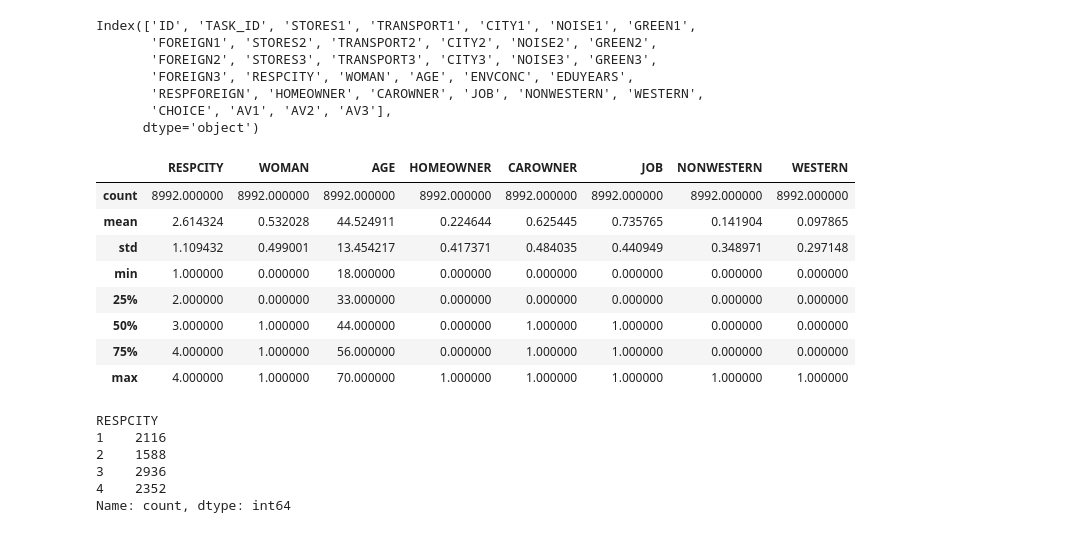
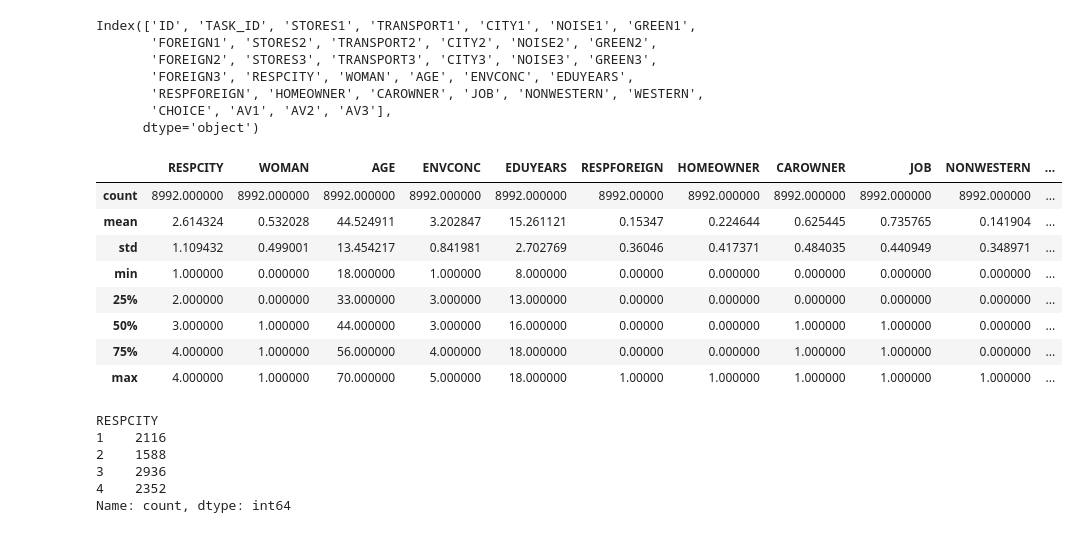
Before and after one commit to SEN1221TUD/SEN122A_2026, a Jupyter notebook: Lab_sessions/Lab_session_01/Lab_01A_with_answers.ipynb, the cells around one changed output. Drawn from its saved outputs; the diff is of its cells as text; code cells hidden in the pictures.

```diff
--- a/Lab_sessions/Lab_session_01/Lab_01A_with_answers.ipynb
+++ b/Lab_sessions/Lab_session_01/Lab_01A_with_answers.ipynb
@@ -220,18 +220,18 @@ Index(['ID', 'TASK_ID', 'STORES1', 'TRANSPORT1', 'CITY1', 'NOISE1', 'GREEN1',
 # %%
 # B
 # We show the descriptives of the socio-demographic variables in the data set using the .describe() method
-sociovars = ['RESPCITY', 'WOMAN', 'AGE','HOMEOWNER', 'CAROWNER', 'JOB', 'NONWESTERN', 'WESTERN']
+sociovars = ['RESPCITY', 'WOMAN', 'AGE', 'ENVCONC', 'EDUYEARS', 'RESPFOREIGN', 'HOMEOWNER', 'CAROWNER', 'JOB', 'NONWESTERN', 'WESTERN']
 df[sociovars].describe()
 # %% [output]
-|  | RESPCITY | WOMAN | AGE | HOMEOWNER | CAROWNER | JOB | NONWESTERN | WESTERN |
-| count | 8992.000000 | 8992.000000 | 8992.000000 | 8992.000000 | 8992.000000 | 8992.000000 | 8992.000000 | 8992.000000 |
-| mean | 2.614324 | 0.532028 | 44.524911 | 0.224644 | 0.625445 | 0.735765 | 0.141904 | 0.097865 |
-| std | 1.109432 | 0.499001 | 13.454217 | 0.417371 | 0.484035 | 0.440949 | 0.348971 | 0.297148 |
-| min | 1.000000 | 0.000000 | 18.000000 | 0.000000 | 0.000000 | 0.000000 | 0.000000 | 0.000000 |
-| 25% | 2.000000 | 0.000000 | 33.000000 | 0.000000 | 0.000000 | 0.000000 | 0.000000 | 0.000000 |
-| 50% | 3.000000 | 1.000000 | 44.000000 | 0.000000 | 1.000000 | 1.000000 | 0.000000 | 0.000000 |
-| 75% | 4.000000 | 1.000000 | 56.000000 | 0.000000 | 1.000000 | 1.000000 | 0.000000 | 0.000000 |
-| max | 4.000000 | 1.000000 | 70.000000 | 1.000000 | 1.000000 | 1.000000 | 1.000000 | 1.000000 |
+|  | RESPCITY | WOMAN | AGE | ENVCONC | EDUYEARS | RESPFOREIGN | HOMEOWNER | CAROWNER | JOB | NONWESTERN | ... |
+| count | 8992.000000 | 8992.000000 | 8992.000000 | 8992.000000 | 8992.000000 | 8992.00000 | 8992.000000 | 8992.000000 | 8992.000000 | 8992.000000 | ... |
+| mean | 2.614324 | 0.532028 | 44.524911 | 3.202847 | 15.261121 | 0.15347 | 0.224644 | 0.625445 | 0.735765 | 0.141904 | ... |
+| std | 1.109432 | 0.499001 | 13.454217 | 0.841981 | 2.702769 | 0.36046 | 0.417371 | 0.484035 | 0.440949 | 0.348971 | ... |
+| min | 1.000000 | 0.000000 | 18.000000 | 1.000000 | 8.000000 | 0.00000 | 0.000000 | 0.000000 | 0.000000 | 0.000000 | ... |
+| 25% | 2.000000 | 0.000000 | 33.000000 | 3.000000 | 13.000000 | 0.00000 | 0.000000 | 0.000000 | 0.000000 | 0.000000 | ... |
+| 50% | 3.000000 | 1.000000 | 44.000000 | 3.000000 | 16.000000 | 0.00000 | 0.000000 | 1.000000 | 1.000000 | 0.000000 | ... |
+| 75% | 4.000000 | 1.000000 | 56.000000 | 4.000000 | 18.000000 | 0.00000 | 0.000000 | 1.000000 | 1.000000 | 0.000000 | ... |
+| max | 4.000000 | 1.000000 | 70.000000 | 5.000000 | 18.000000 | 1.00000 | 1.000000 | 1.000000 | 1.000000 | 1.000000 | ... |
 # %%
 # B
 # Descriptives, such as the mean, are not informative for categorical variables, such as RESPCITY.
```
Also changed, not shown: parts of 2 cells of this notebook.
